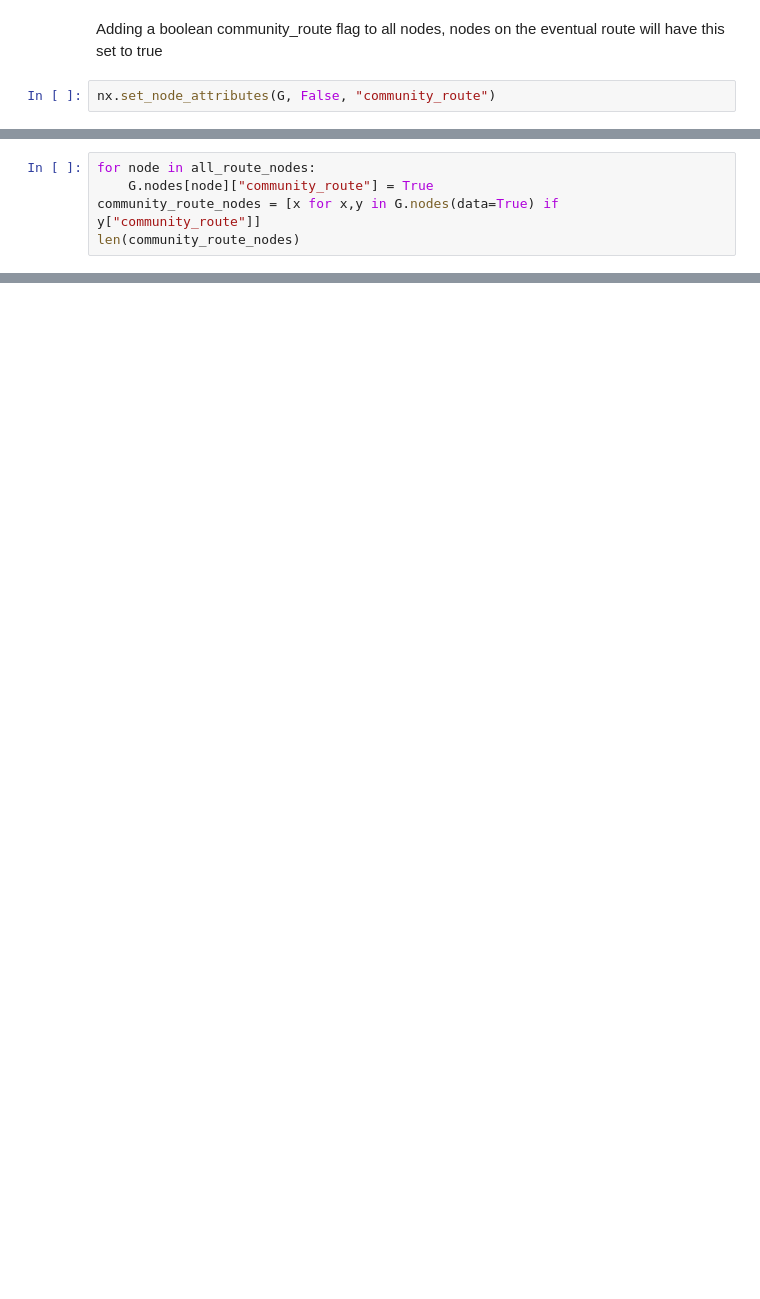
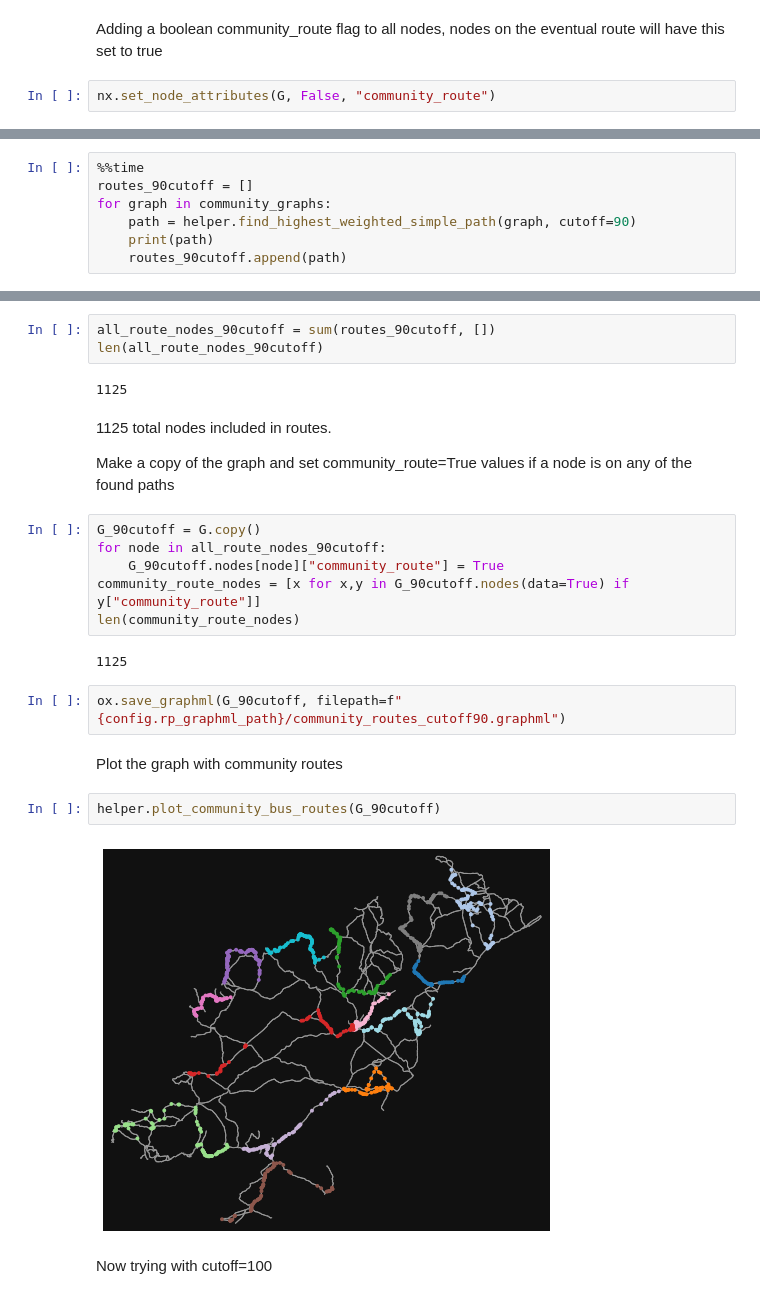
Before and after one commit to ancodia/donegal-bus-routes, a Jupyter notebook: route_planning/notebooks/route_pathfinding.ipynb, the cells around one changed output, grey strips where cells are left out. Cells and saved outputs as stored; diff of their text form; blank space fills up the shorter version.

Commit message:
community bus routes complete

```diff
--- a/route_planning/notebooks/route_pathfinding.ipynb
+++ b/route_planning/notebooks/route_pathfinding.ipynb
@@ -211,5 +51,0 @@ len(all_route_nodes)
-# %%
-for node in all_route_nodes:
-    G.nodes[node]["community_route"] = True
-community_route_nodes = [x for x,y in G.nodes(data=True) if y["community_route"]]
-len(community_route_nodes)
@@ -301,0 +58,7 @@ ox.plot_graph(route_nodes_graph, node_color=node_colours, node_size=50)
+# %%
+%%time
+routes_90cutoff = []
+for graph in community_graphs:
+    path = helper.find_highest_weighted_simple_path(graph, cutoff=90)
+    print(path)
+    routes_90cutoff.append(path)
@@ -301,0 +87,27 @@ ox.plot_graph(route_nodes_graph, node_color=node_colours, node_size=50)
+# %%
+all_route_nodes_90cutoff = sum(routes_90cutoff, [])
+len(all_route_nodes_90cutoff)
+# %% [output]
+1125
+# %% [markdown]
+1125 total nodes included in routes.
+
+Make a copy of the graph and set community_route=True values if a node is on any of the found paths
+# %%
+G_90cutoff = G.copy()
+for node in all_route_nodes_90cutoff:
+    G_90cutoff.nodes[node]["community_route"] = True
+community_route_nodes = [x for x,y in G_90cutoff.nodes(data=True) if y["community_route"]]
+len(community_route_nodes)
+# %% [output]
+1125
+# %%
+ox.save_graphml(G_90cutoff, filepath=f"{config.rp_graphml_path}/community_routes_cutoff90.graphml")
+# %% [markdown]
+Plot the graph with community routes
+# %%
+helper.plot_community_bus_routes(G_90cutoff)
+# %% [output]
+[figure, added]
+# %% [markdown]
+Now trying with cutoff=100
```
Also changed, not shown: parts of 63 cells of this notebook, 2 other files.
